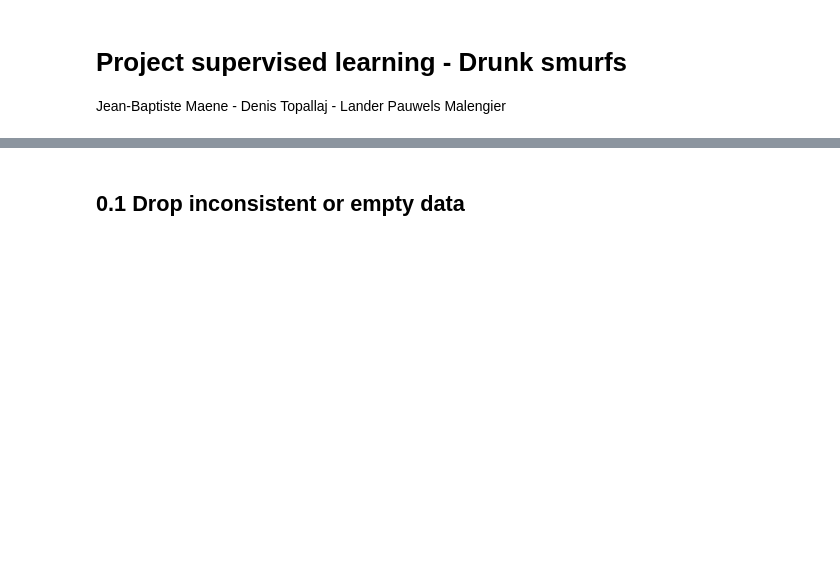
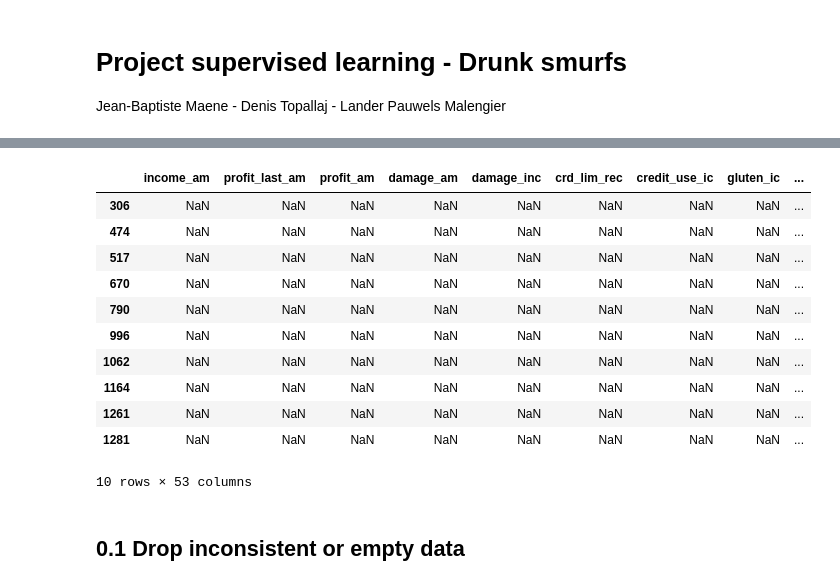
Before and after one commit to Detopall/machine-learning-project, a Jupyter notebook: data_cleaning.ipynb, the cells around one changed output, grey strips where cells are left out. Cells and saved outputs as stored; diff of their text form; code cells hidden in the pictures; blank space fills up the shorter version.

Commit message:
added the data exploration chapter.

```diff
--- a/data_cleaning.ipynb
+++ b/data_cleaning.ipynb
@@ -22,3 +99,23 @@ df_test = pd.read_csv('score.csv')
+# %%
+# When the first three features are NaN, then the rest of the features are NaN.
+# We need to remove these in the next chapter
+
+filtered_df = df[(df['income_am'].isnull()) & (df['profit_last_am'].isnull()) & (df['profit_am'].isnull()) & (df['damage_am'].isnull())]
+
+filtered_df.head(10)
+# %% [output]
+|  | income_am | profit_last_am | profit_am | damage_am | damage_inc | crd_lim_rec | credit_use_ic | gluten_ic | ... |
+| 306 | NaN | NaN | NaN | NaN | NaN | NaN | NaN | NaN | ... |
+| 474 | NaN | NaN | NaN | NaN | NaN | NaN | NaN | NaN | ... |
+| 517 | NaN | NaN | NaN | NaN | NaN | NaN | NaN | NaN | ... |
+| 670 | NaN | NaN | NaN | NaN | NaN | NaN | NaN | NaN | ... |
+| 790 | NaN | NaN | NaN | NaN | NaN | NaN | NaN | NaN | ... |
+| 996 | NaN | NaN | NaN | NaN | NaN | NaN | NaN | NaN | ... |
+| 1062 | NaN | NaN | NaN | NaN | NaN | NaN | NaN | NaN | ... |
+| 1164 | NaN | NaN | NaN | NaN | NaN | NaN | NaN | NaN | ... |
+| 1261 | NaN | NaN | NaN | NaN | NaN | NaN | NaN | NaN | ... |
+| 1281 | NaN | NaN | NaN | NaN | NaN | NaN | NaN | NaN | ... |
+10 rows × 53 columns
 # %% [markdown]
 ## 0.1 Drop inconsistent or empty data
 # %% [markdown]
```
Also changed, not shown: parts of 10 cells of this notebook, 1 other file.
